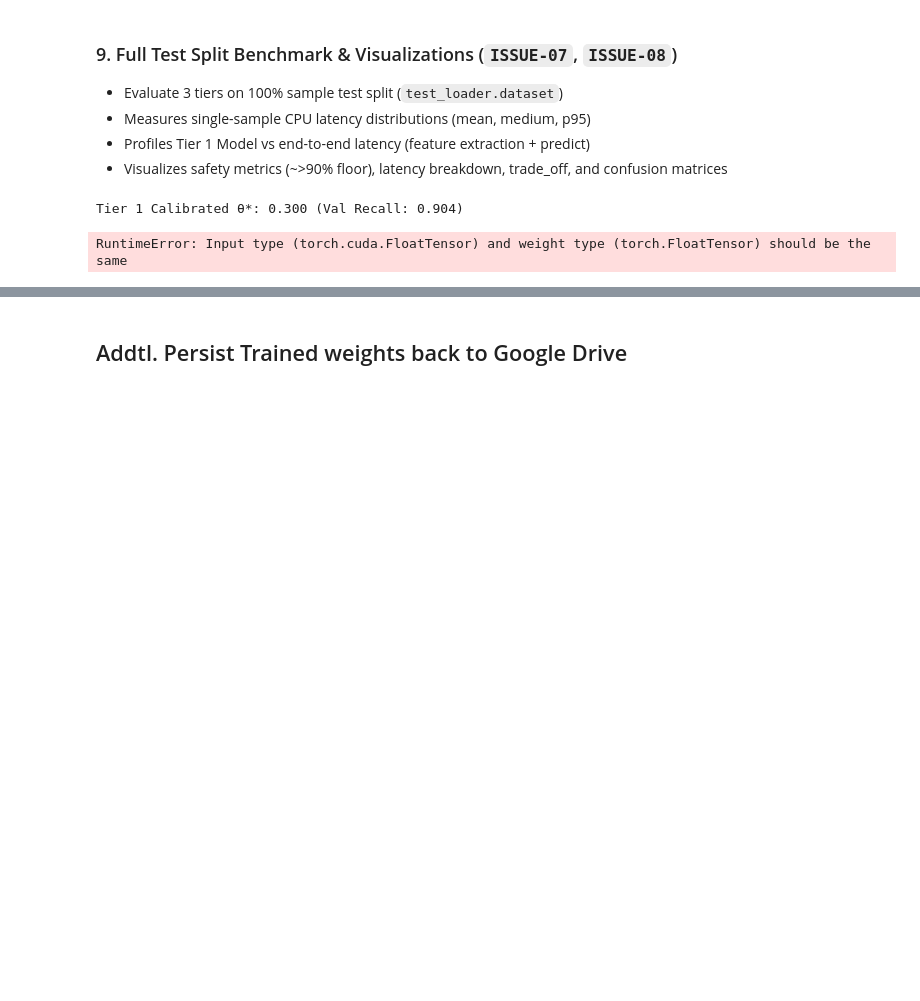
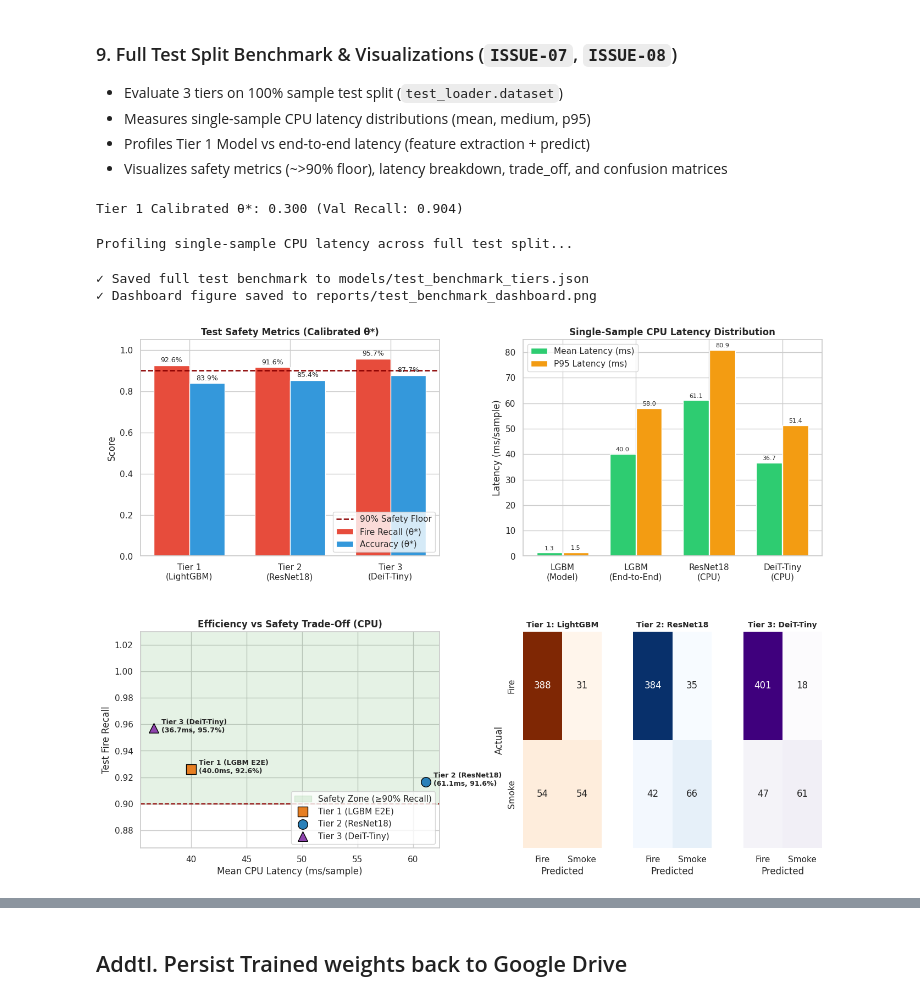
Before and after one commit to alfonsoVsebolino/FireDetection_Classification, a Jupyter notebook: training_and_evaluation.ipynb, the cells around one changed output, grey strips where cells are left out. Saved outputs shown, nothing was run; the diff lists cells and outputs as text; code cells hidden in the pictures; blank space fills up the shorter version.

```diff
--- a/training_and_evaluation.ipynb
+++ b/training_and_evaluation.ipynb
@@ -480,30 +482,40 @@ Ground Truth: 0 (0=fire, 1=smoke)
 - Profiles Tier 1 Model vs end-to-end latency (feature extraction + predict)
 - Visualizes safety metrics (~>90% floor), latency breakdown, trade_off, and confusion matrices
 # %%
+import importlib
+import src.evaluate.full_benchmark
+importlib.reload(src.evaluate.full_benchmark)
 from src.evaluate.calibrate import calibrate_threshold
 from src.evaluate.full_benchmark import evaluate_all_tiers, plot_benchmark_dashboard
+
+# Ensure models match runtime device in memory
+model_resnet.to(device)
+model_vit.to(device)
 
 # 1. Calibrate Tier 1 Validation threshold (Recall_fire >= .90)
 y_val_probs_lgbm = model_lgbm.predict_proba(X_val)[:, 0]
 theta_star_lgbm, lgbm_calib = calibrate_threshold(y_val, y_val_probs_lgbm, min_recall=0.90)
 print(f"Tier 1 Calibrated θ*: {theta_star_lgbm:.3f} (Val Recall: {lgbm_calib.get('recall_fire', 0):.3f})")
 
 # 2. Run test benchmarks
 benchmark_result = evaluate_all_tiers(
     model_lgbm=model_lgbm,
     model_resnet=model_resnet,
     model_vit=model_vit,
     test_loader=test_loader,
     X_test=X_test,
     y_test=y_test,
     theta_star_lgbm=theta_star_lgbm,
     theta_star_resnet=theta_star_resnet,
     theta_star_vit=theta_star_vit,
     device=device
 )
 
 # 3. Render 4-panel visual dashboard
 plot_benchmark_dashboard(benchmark_result, save_path="reports/test_benchmark_dashboard.png")
 # %% [output]
 Tier 1 Calibrated θ*: 0.300 (Val Recall: 0.904)
-RuntimeError: Input type (torch.cuda.FloatTensor) and weight type (torch.FloatTensor) should be the same
+Profiling single-sample CPU latency across full test split...
+✓ Saved full test benchmark to models/test_benchmark_tiers.json
+✓ Dashboard figure saved to reports/test_benchmark_dashboard.png
+[figure, added]
```
Also changed, not shown: parts of 11 cells of this notebook, 15 other files.
